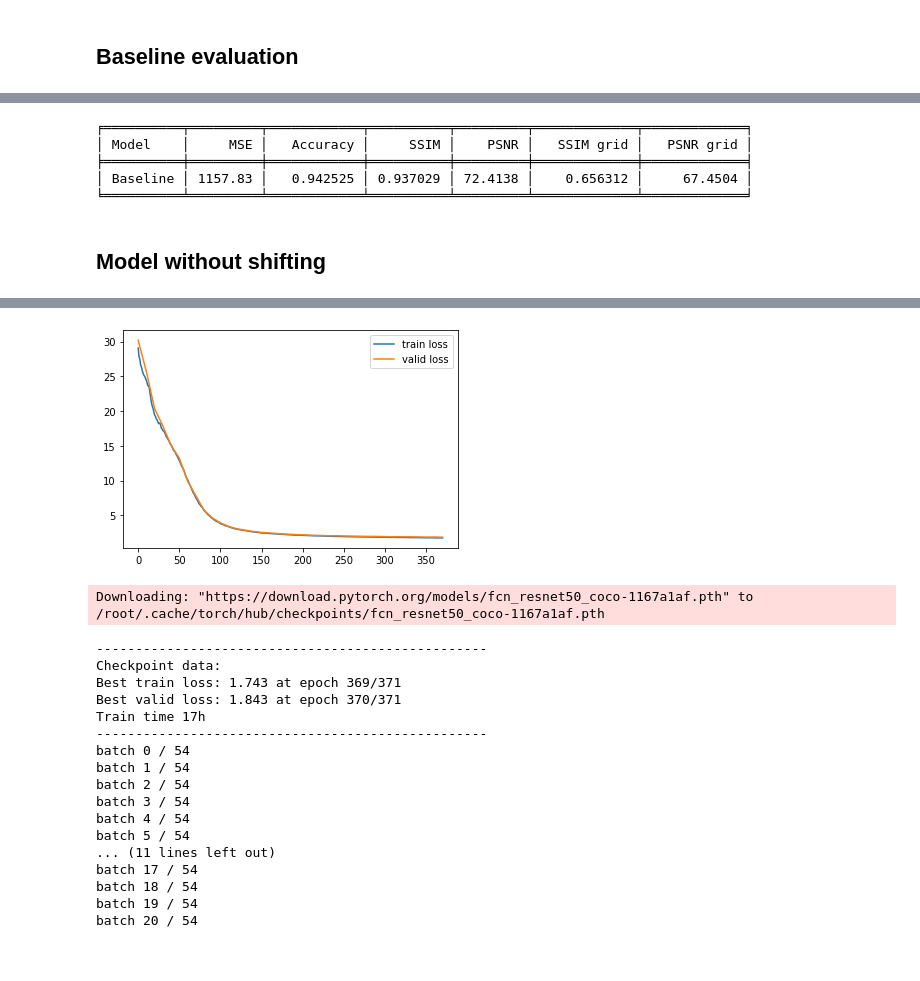
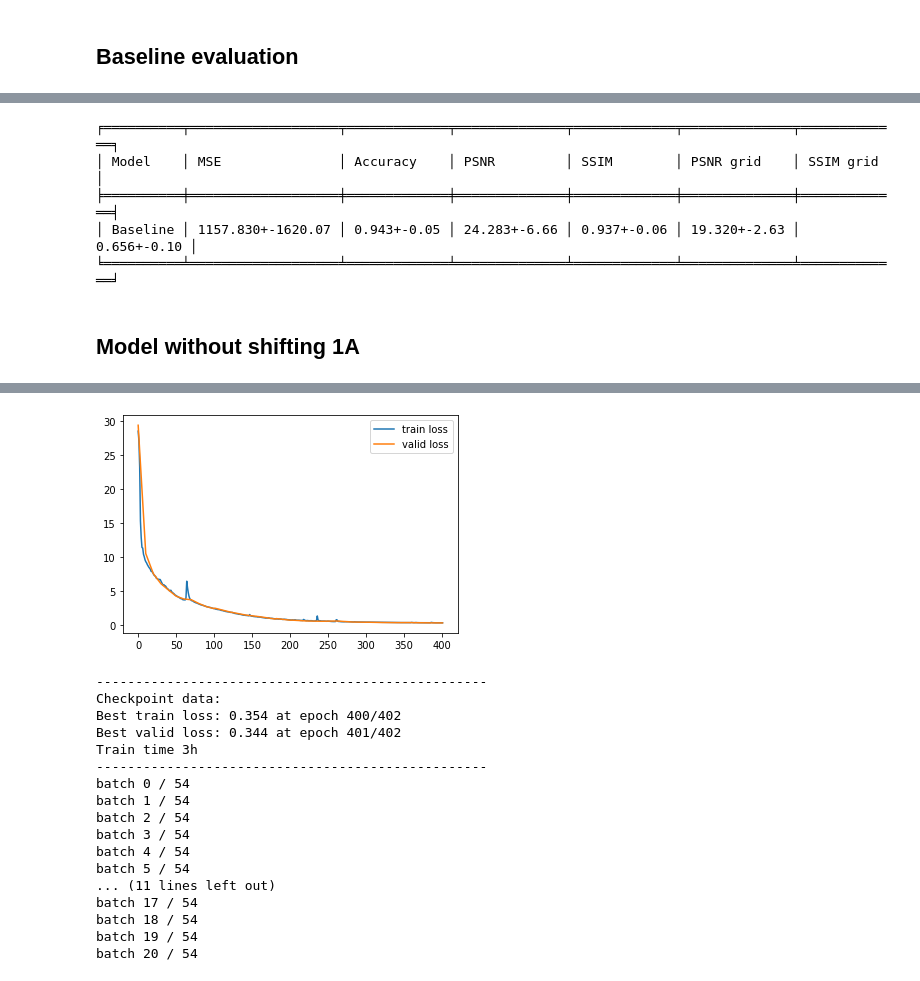
Before and after one commit to tranlg99/L4_project, a Jupyter notebook: src/colab_notebooks/evaluation.ipynb, the cells around one changed output, grey strips where cells are left out. Cells and saved outputs as stored; diff of their text form; code cells hidden in the pictures.

```diff
--- a/src/colab_notebooks/evaluation.ipynb
+++ b/src/colab_notebooks/evaluation.ipynb
@@ -437,23 +409,30 @@ infinity!
 # %%
 from tabulate import tabulate
 
-results = [["Model", "MSE", "Accuracy", "SSIM","PSNR", "SSIM grid","PSNR grid"],
-           ["Baseline", baseline_mse, baseline_acc, baseline_ssim, baseline_psnr, baseline_ssim_grid, baseline_psnr_grid]]
+results = [["Model", "MSE", "Accuracy","PSNR", "SSIM","PSNR grid", "SSIM grid"],
+           ["Baseline",
+            "{:.3f}+-{:.2f}".format(baseline_mse[0], baseline_mse[1]),
+            "{:.3f}+-{:.2f}".format(baseline_acc[0], baseline_acc[1]),
+            "{:.3f}+-{:.2f}".format(baseline_psnr[0], baseline_psnr[1]),
+            "{:.3f}+-{:.2f}".format(baseline_ssim[0], baseline_ssim[1]),
+            "{:.3f}+-{:.2f}".format(baseline_psnr_grid[0], baseline_psnr_grid[1]),
+            "{:.3f}+-{:.2f}".format(baseline_ssim_grid[0], baseline_ssim_grid[1])]
+            ]
 
 print(tabulate(results, headers='firstrow', tablefmt='fancy_grid'))
 # %% [output]
-╒══════════╤═════════╤════════════╤══════════╤═════════╤═════════════╤═════════════╕
-│ Model    │     MSE │   Accuracy │     SSIM │    PSNR │   SSIM grid │   PSNR grid │
-╞══════════╪═════════╪════════════╪══════════╪═════════╪═════════════╪═════════════╡
-│ Baseline │ 1157.83 │   0.942525 │ 0.937029 │ 72.4138 │    0.656312 │     67.4504 │
-╘══════════╧═════════╧════════════╧══════════╧═════════╧═════════════╧═════════════╛
+╒══════════╤═══════════════════╤═════════════╤══════════════╤═════════════╤══════════════╤═════════════╕
+│ Model    │ MSE               │ Accuracy    │ PSNR         │ SSIM        │ PSNR grid    │ SSIM grid   │
+╞══════════╪═══════════════════╪═════════════╪══════════════╪═════════════╪══════════════╪═════════════╡
+│ Baseline │ 1157.830+-1620.07 │ 0.943+-0.05 │ 24.283+-6.66 │ 0.937+-0.06 │ 19.320+-2.63 │ 0.656+-0.10 │
+╘══════════╧═══════════════════╧═════════════╧══════════════╧═════════════╧══════════════╧═════════════╛
 # %% [markdown]
-## Model without shifting
+## Model without shifting 1A
 # %%
 # load model and evaluate
-_, _, t_history, v_history=load_checkpoint("synthetic_model_1_checkpoint_2023-03-15_0517.pth")
+_, _, t_history, v_history=load_checkpoint("no_shifting_checkpoint_2023-03-20_1702.pth")
 plot_learning_curve(t_history, v_history)
-m1_mse, m1_acc, m1_ssim, m1_psnr, m1_ssim_grid, m1_psnr_grid = run_evaluation(test_dataloader, checkpoint_file="synthetic_model_1_checkpoint_2023-03-15_0517.pth")
+m1_mse, m1_acc, m1_psnr, m1_ssim, m1_psnr_grid, m1_ssim_grid = run_evaluation(test_dataloader, checkpoint_file="no_shifting_checkpoint_2023-03-20_1702.pth")
 # %% [output]
 --------------------------------------------------
 Checkpoint data:
@@ -463,22 +442,21 @@ Train time 17h
 --------------------------------------------------
-[figure, old version]
+[figure, new version]
-Downloading: "https://download.pytorch.org/models/fcn_resnet50_coco-1167a1af.pth" to /root/.cache/torch/hub/checkpoints/fcn_resnet50_coco-1167a1af.pth
+--------------------------------------------------
+Checkpoint data:
+Best train loss: 0.354 at epoch 400/402
+Best valid loss: 0.344 at epoch 401/402
+Train time 3h
+--------------------------------------------------
+batch 0 / 54
+batch 1 / 54
+batch 2 / 54
+batch 3 / 54
+batch 4 / 54
+batch 5 / 54
+... (11 lines left out)
+batch 17 / 54
+batch 18 / 54
+batch 19 / 54
+batch 20 / 54
---------------------------------------------------
-Checkpoint data:
-Best train loss: 1.743 at epoch 369/371
-Best valid loss: 1.843 at epoch 370/371
-Train time 17h
---------------------------------------------------
-batch 0 / 54
-batch 1 / 54
-batch 2 / 54
-batch 3 / 54
-batch 4 / 54
-batch 5 / 54
-... (11 lines left out)
-batch 17 / 54
-batch 18 / 54
-batch 19 / 54
-batch 20 / 54
 # %%
 from tabulate import tabulate
```
Also changed, not shown: parts of 21 cells of this notebook.
